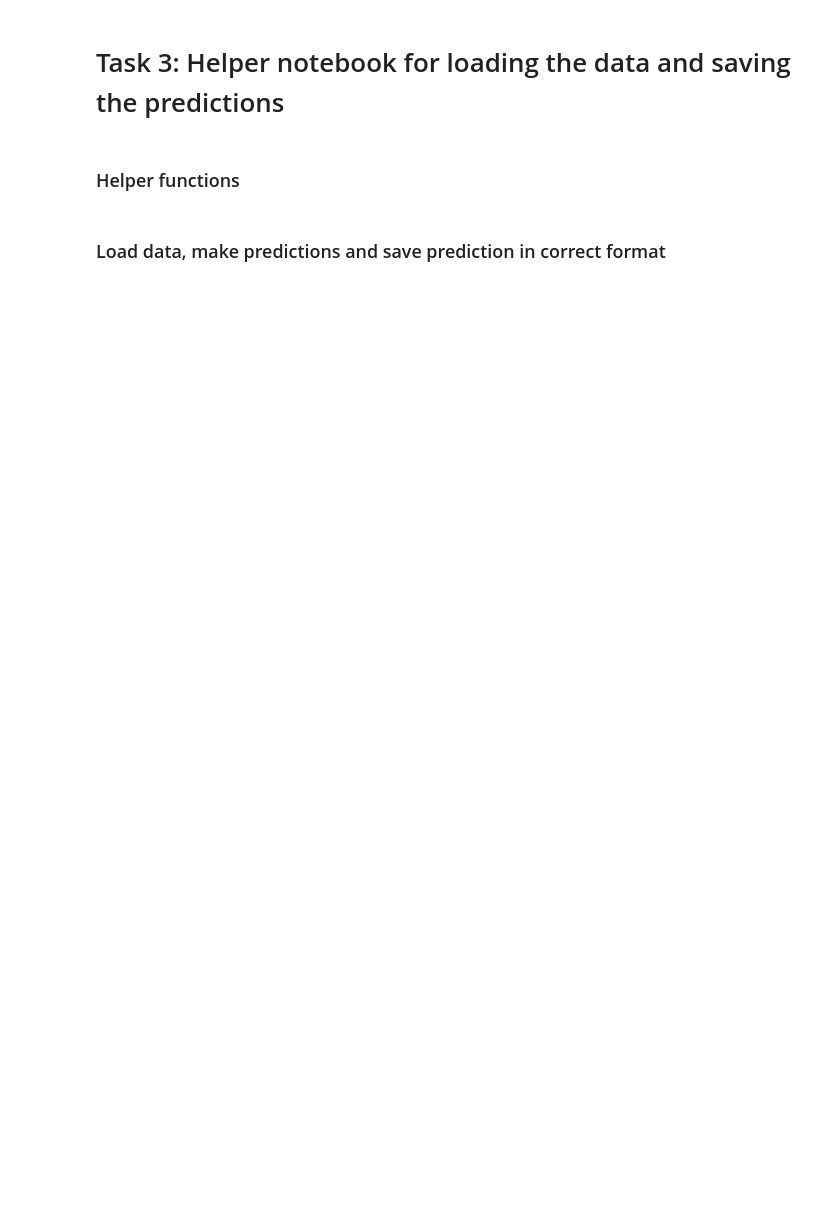
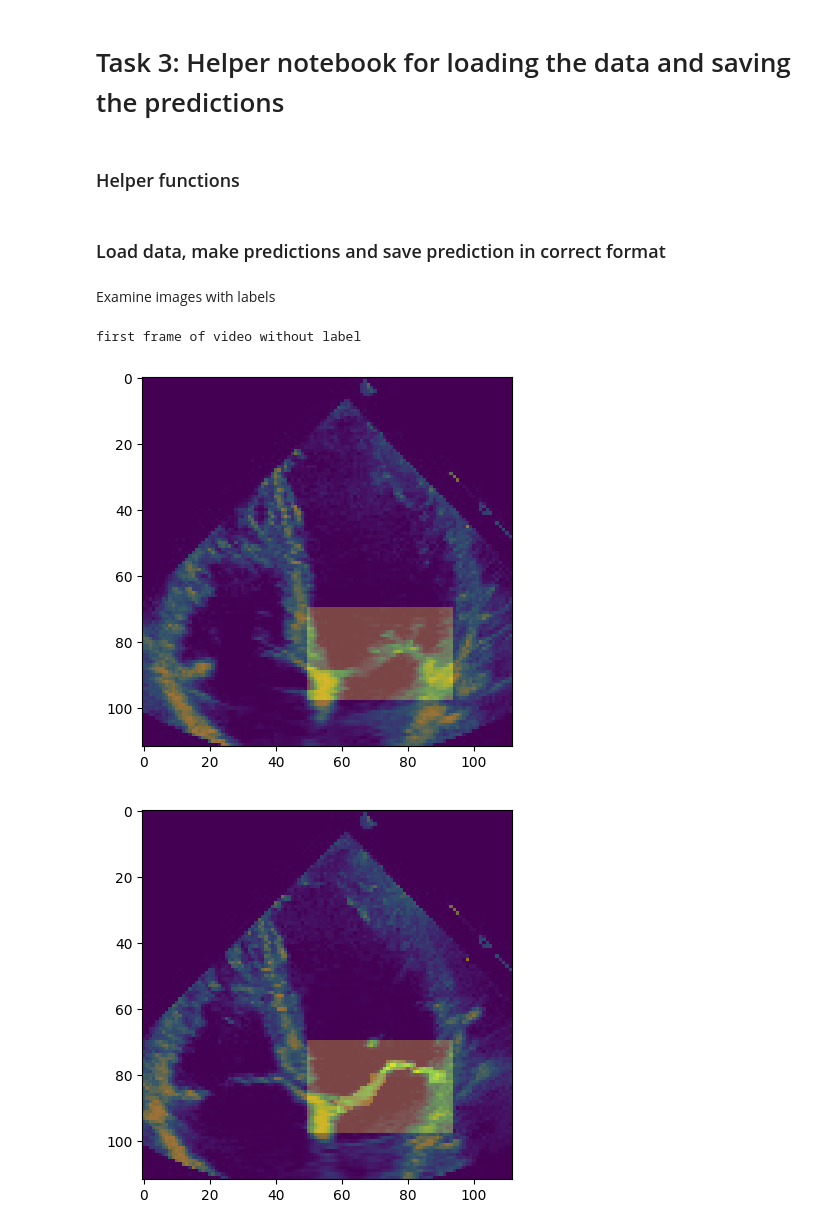
Before and after one commit to Sp0och/aml_task3, a Jupyter notebook: helper.ipynb, the cells around one changed output. Drawn from its saved outputs; the diff is of its cells as text; code cells hidden in the pictures; blank space fills up the shorter version.

Commit message:
added visualization

```diff
--- a/helper.ipynb
+++ b/helper.ipynb
@@ -23,3 +24,21 @@ def save_zipped_pickle(obj, filename):
 train_data = load_zipped_pickle("train.pkl")
 test_data = load_zipped_pickle("test.pkl")
 samples = load_zipped_pickle("sample.pkl")
+# %% [markdown]
+Examine images with labels
+# %%
+# plot first frame of video:
+# plt.imshow(train_data[0][0])
+for i in [0,15,59,143]:
+    if(i==0):
+        print("first frame of video without label")
+    plt.imshow(train_data[0]["video"][:,:,i])
+    plt.imshow(train_data[0]["label"][:,:,i], alpha=0.3)
+    plt.imshow(train_data[0]["box"], alpha=0.3)
+    plt.show()
+# train_data[0]["box"].shape
+# plt.imshow(train_data[0]["box"])
+# %% [output]
+first frame of video without label
+[figure, added]
+[figure, added]
```
Also changed, not shown: parts of 2 cells of this notebook.
